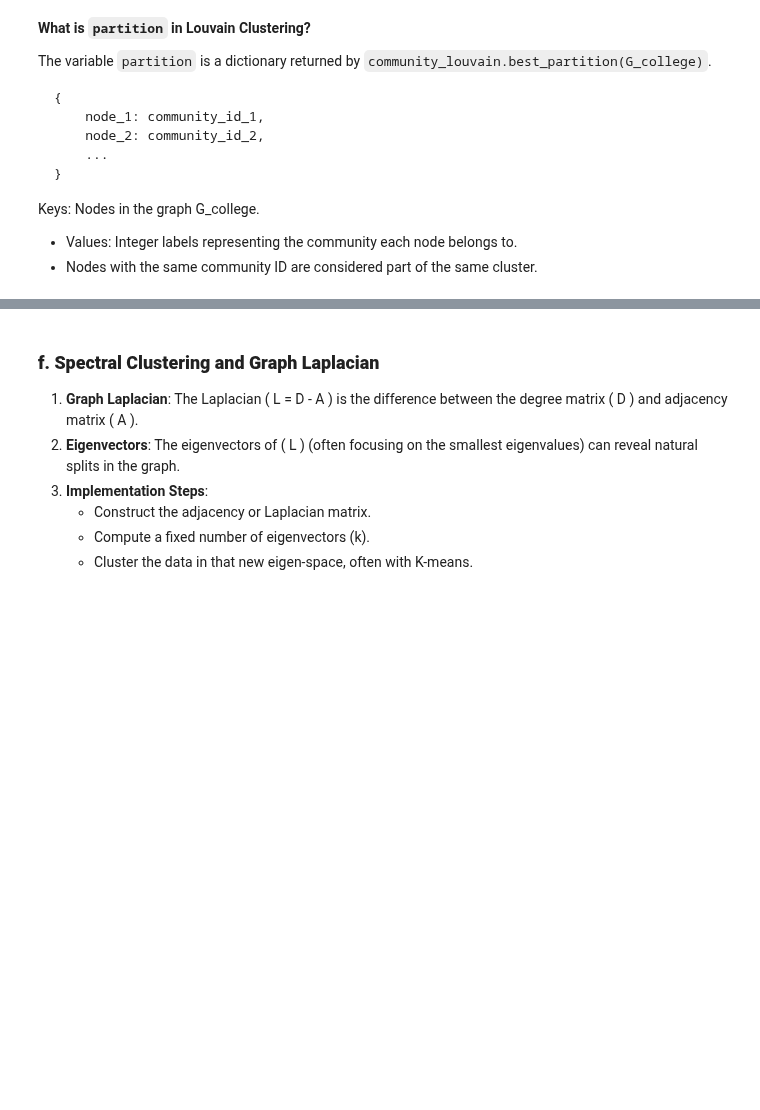
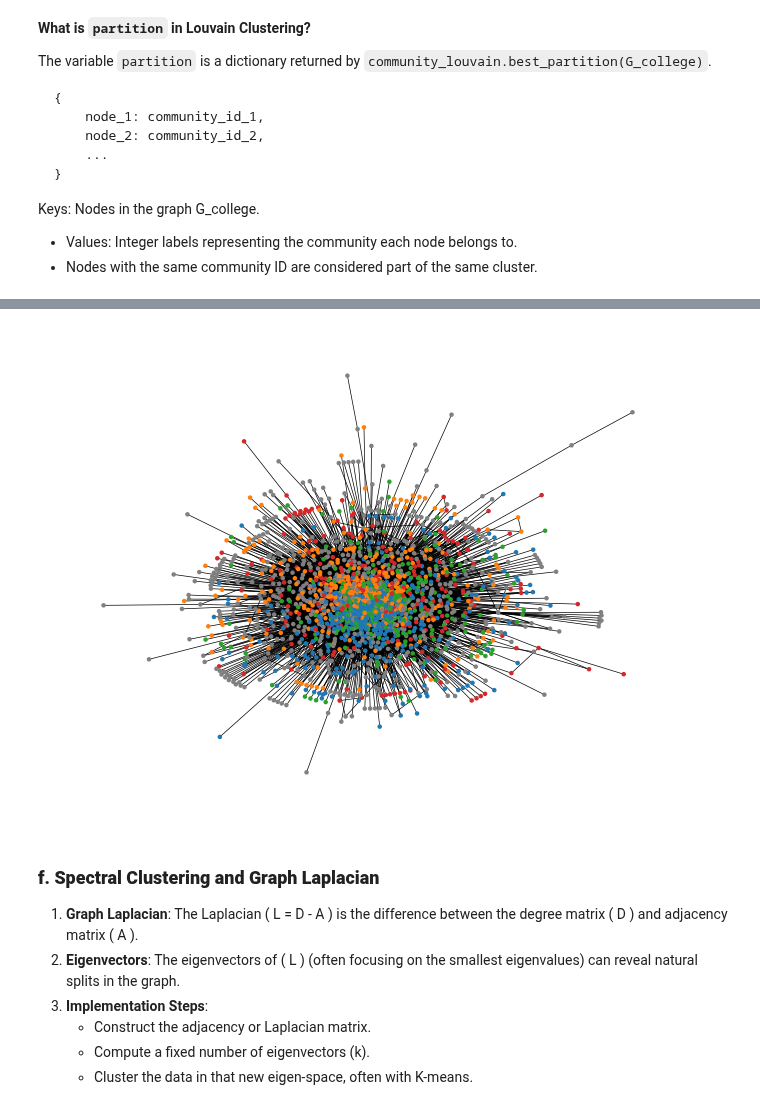
Before and after one commit to bgbg/ML-on-Graphs, a Jupyter notebook: 6_Community_Detection.ipynb, the cells around one changed output, grey strips where cells are left out. Saved outputs shown, nothing was run; the diff lists cells and outputs as text; code cells hidden in the pictures; blank space fills up the shorter version.

```diff
--- a/6_Community_Detection.ipynb
+++ b/6_Community_Detection.ipynb
@@ -465,3 +505,18 @@ Type:      function
+# %%
+color_map = {}
+for c, community in enumerate(communities_louvian):
+    color = f"C{c}" if c < 4 else "gray"
+    for node in community:
+        color_map[node] = color
+
+# Get node colors for drawing
+node_colors = [color_map[node] for node in G_college.nodes()]
+
+# Draw
+nx.draw(G_college, pos, node_color=node_colors, width=0.5, node_size=5)
+plt.show()
+# %% [output]
+[figure, added]
 # %% [markdown]
 
 
```
Also changed, not shown: parts of 15 cells of this notebook, 1 other file.
